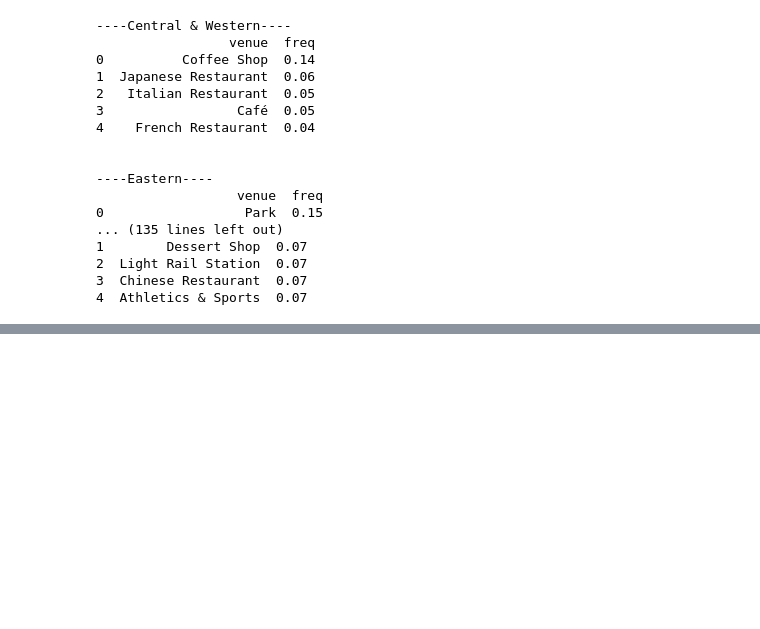
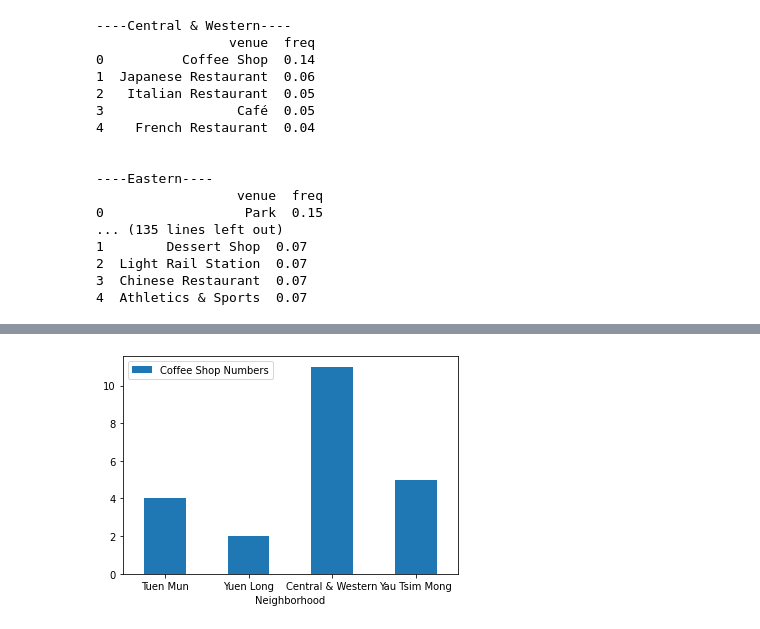
Before and after one commit to jayciehuman/Coursera_Capstone, a Jupyter notebook: Coursera Final Project.ipynb, the cells around one changed output, grey strips where cells are left out. Drawn from its saved outputs; the diff is of its cells as text; code cells hidden in the pictures; blank space fills up the shorter version.

```diff
--- a/Coursera Final Project.ipynb
+++ b/Coursera Final Project.ipynb
@@ -364,0 +412,12 @@ neighborhoods_venues_sorted
+# %%
+# define the dataframe columns
+column_names = ['Neighborhood', 'Coffee Shop Numbers']
+
+# initialize list of lists
+data = [['Tuen Mun', 4], ['Yuen Long', 2], ['Central & Western', 11], ['Yau Tsim Mong', 5]]
+
+# Create the pandas DataFrame
+cs_data = pd.DataFrame(data, columns = column_names)
+
+# print dataframe.
+cs_data
@@ -364,0 +430,4 @@ neighborhoods_venues_sorted
+# %%
+cx = cs_data.plot.bar(x='Neighborhood', y='Coffee Shop Numbers', rot=0)
+# %% [output]
+[figure, added]
```
Also changed, not shown: parts of 8 cells of this notebook.
